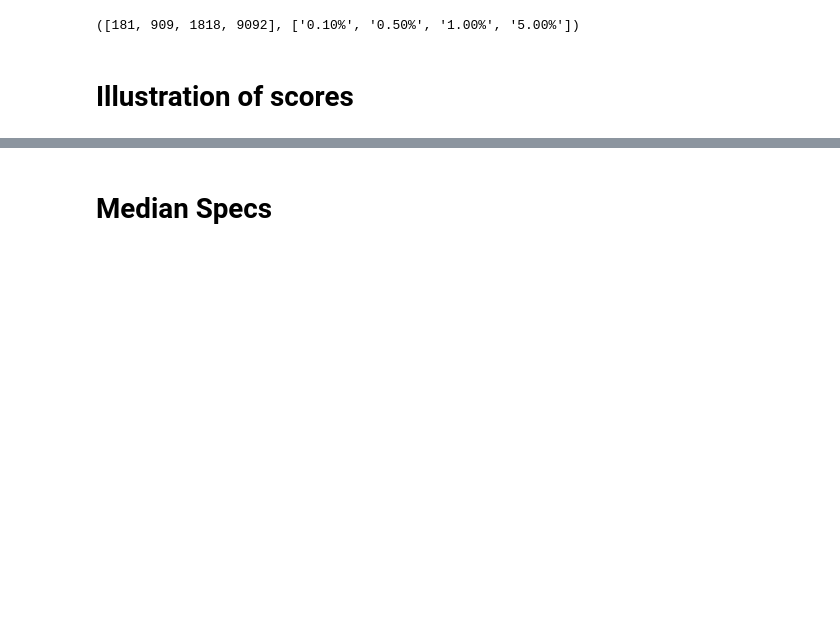
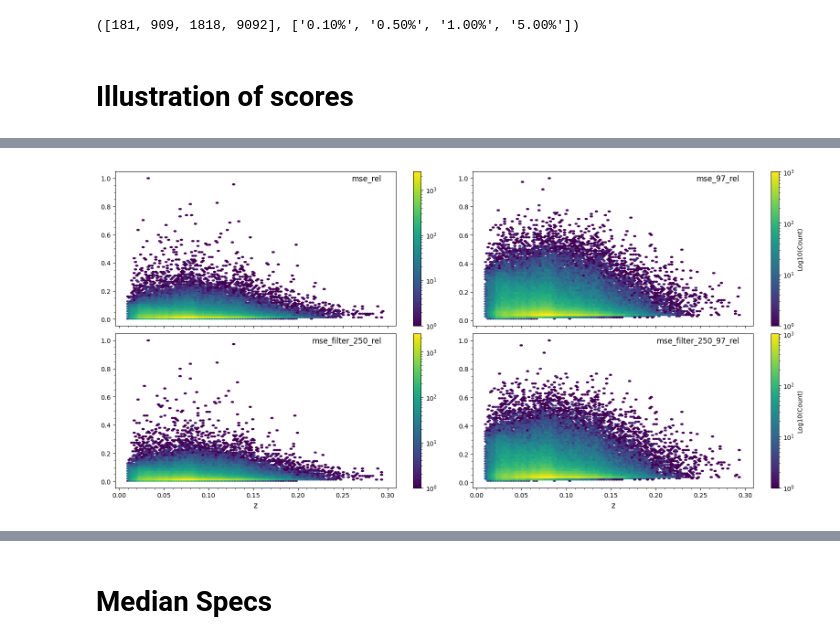
Before and after one commit to ed-ortizm/anomaly, a Jupyter notebook: thesis/01_scores.ipynb, the cells around one changed output, grey strips where cells are left out. Cells and saved outputs as stored; diff of their text form; code cells hidden in the pictures; blank space fills up the shorter version.

```diff
--- a/thesis/01_scores.ipynb
+++ b/thesis/01_scores.ipynb
@@ -200,0 +381,8 @@ plt.subplots_adjust(hspace=0.05, wspace=0.05)
+# %%
+fig, axs = plot_hist_score_z_snr(merged_df, chi_sq_family, 'z', 'z')
+plt.subplots_adjust(
+    hspace=0.05,
+    wspace=0.02
+)
+# %% [output]
+[figure, added]
```
Also changed, not shown: parts of 27 cells of this notebook, 1 other file.
